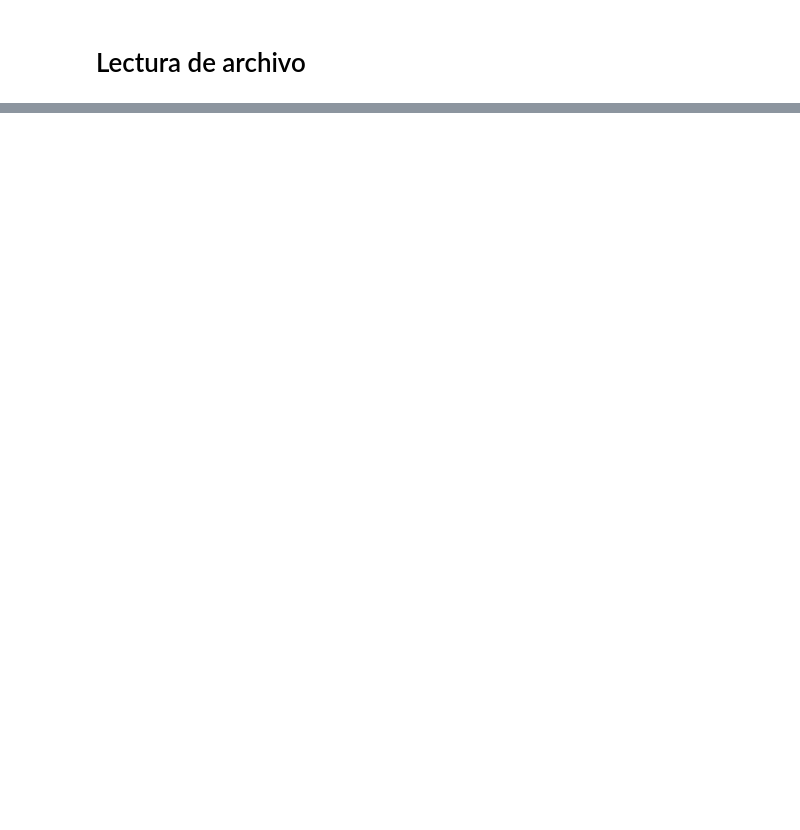
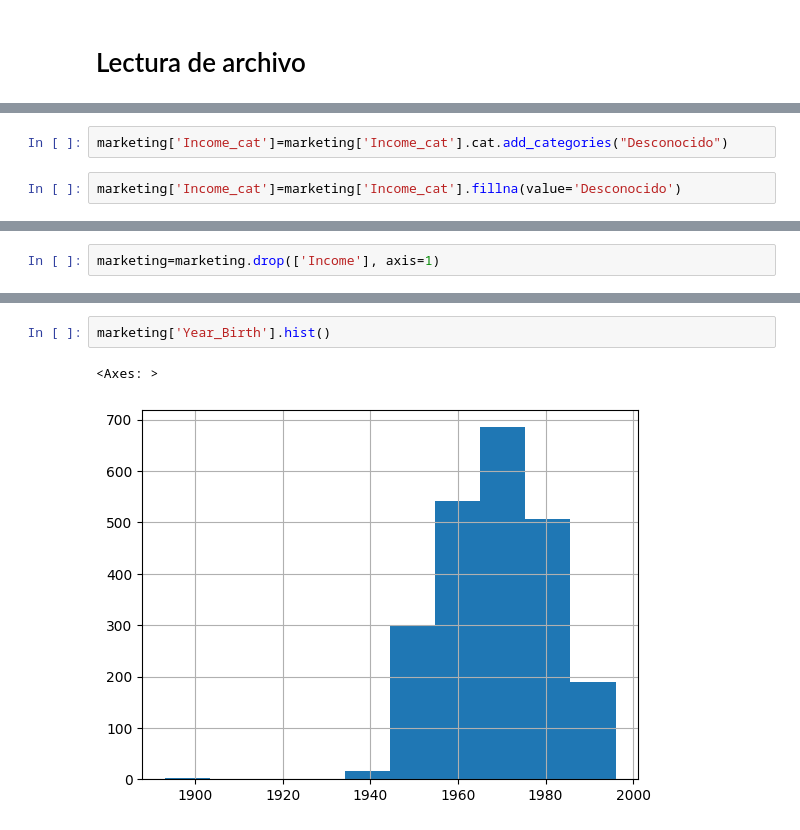
Before and after one commit to tommad1/Marketing-IFood, a Jupyter notebook: IFood_TM.ipynb, the cells around one changed output, grey strips where cells are left out. Saved outputs shown, nothing was run; the diff lists cells and outputs as text; blank space fills up the shorter version.

```diff
--- a/IFood_TM.ipynb
+++ b/IFood_TM.ipynb
@@ -33,0 +278,4 @@ HTTPError: HTTP Error 404: Not Found
+# %%
+marketing['Income_cat']=marketing['Income_cat'].cat.add_categories("Desconocido")
+# %%
+marketing['Income_cat']=marketing['Income_cat'].fillna(value='Desconocido')
@@ -33,0 +293,2 @@ HTTPError: HTTP Error 404: Not Found
+# %%
+marketing=marketing.drop(['Income'], axis=1)
@@ -33,0 +313,5 @@ HTTPError: HTTP Error 404: Not Found
+# %%
+marketing['Year_Birth'].hist()
+# %% [output]
+<Axes: >
+[figure, added]
```
Also changed, not shown: parts of 135 cells of this notebook.
